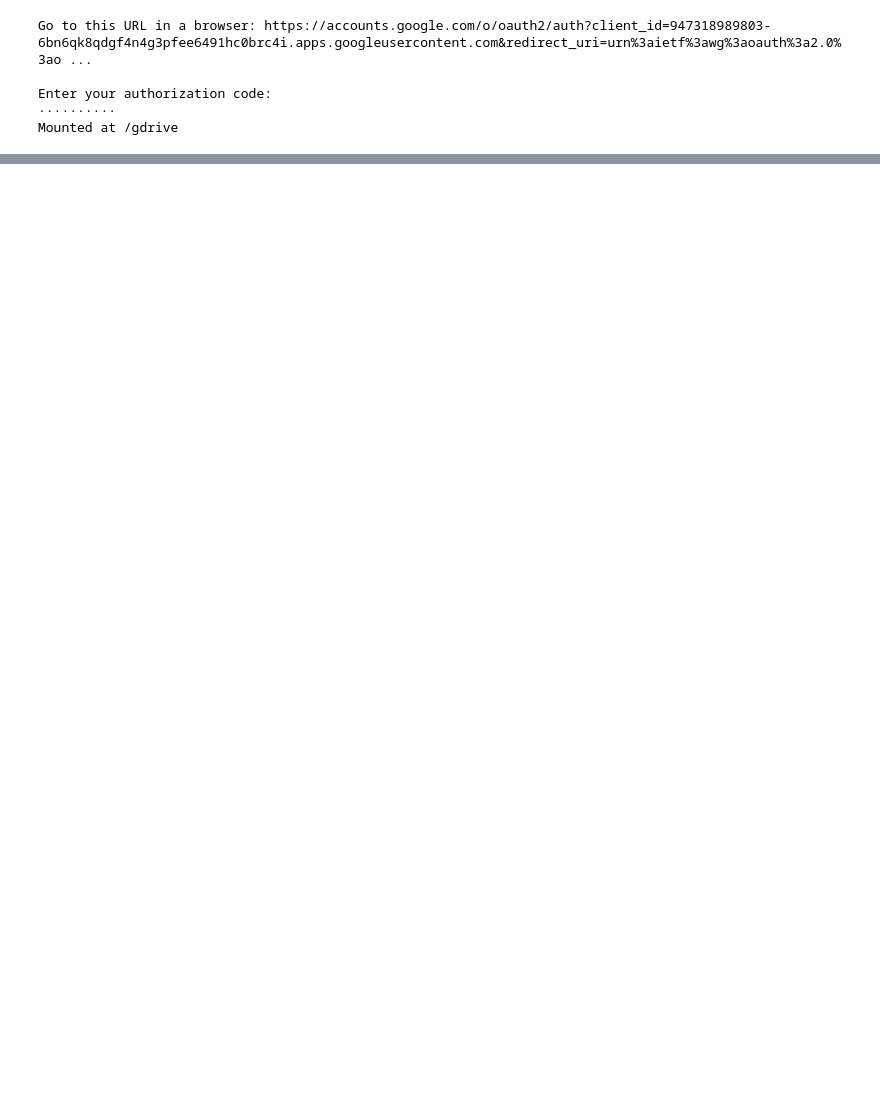
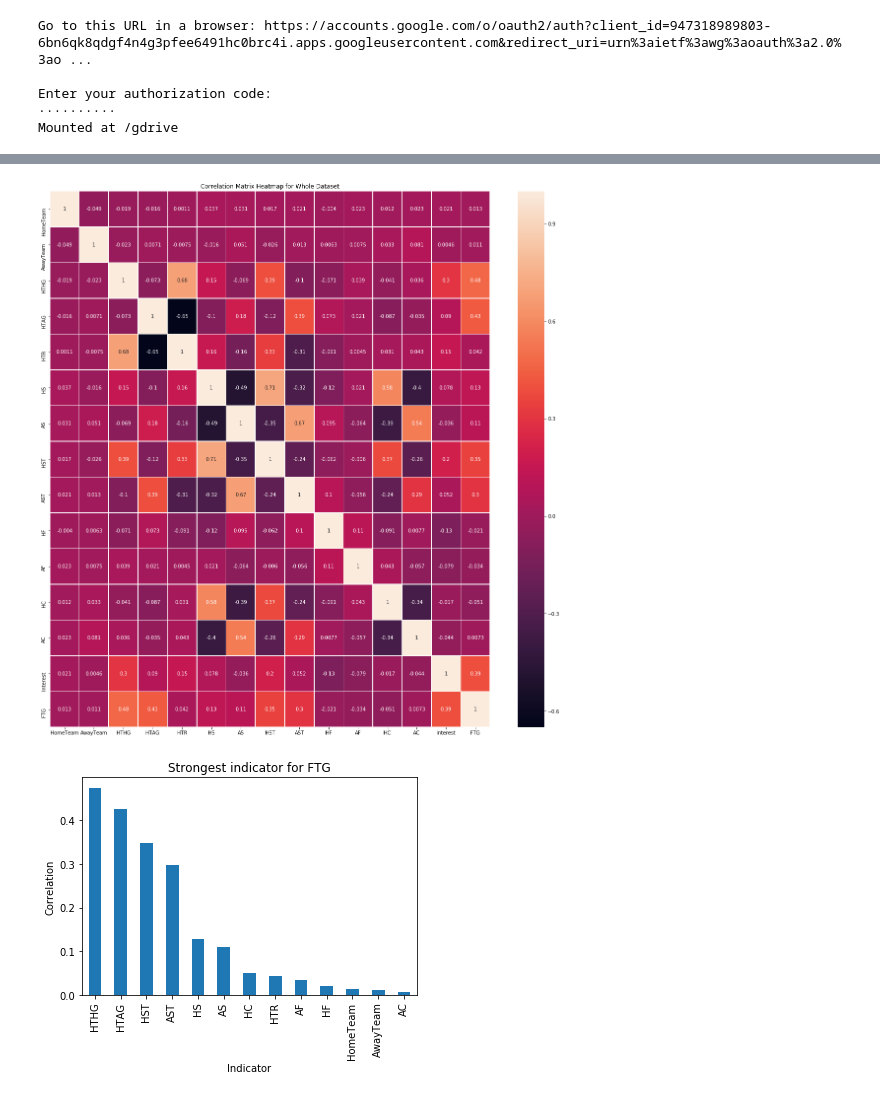
Before and after one commit to SonAlexLe/Data-Project, a Jupyter notebook: Data_Project.ipynb, the cells around one changed output, grey strips where cells are left out. Cells and saved outputs as stored; diff of their text form; code cells hidden in the pictures; blank space fills up the shorter version.

```diff
--- a/Data_Project.ipynb
+++ b/Data_Project.ipynb
@@ -271,0 +34,10 @@ weighted avg       0.47      0.52      0.46       342
+# %%
+df_train_full = pd.concat([df_train_x,df_train_y],axis=1,join='outer')
+df_train = df_train_full.drop(['Interest','FTG'],axis=1) # ,'HomeTeam','AwayTeam'
+df_test_full = pd.concat([df_test_x,df_test_y],axis=1,join='outer')
+df_test = df_test_full.drop(['Interest','FTG'],axis=1) # ,'HomeTeam','AwayTeam'
+df_full_full = pd.concat([df_train_full,df_test_full],axis=0,join='outer',ignore_index=True)
+# df_full_full.index=pd.Int64Index(range(1,1141))
+df_full = df_full_full.drop(['Interest','FTG'],axis=1) # SHOULD NOT BE CHANGED, FOR DATA EXPLORATION. DROP 'FTG' AND 'INTEREST' TO PLOT PCA
+true = df_test_y['Interest'] # TRUE LABELS
+df_full_full
@@ -271,0 +58,17 @@ weighted avg       0.47      0.52      0.46       342
+# %%
+corr_mat = df_full_full.corr()
+plt.figure(figsize=(20,20))
+ax = sns.heatmap(corr_mat,linewidth=0.5,annot=True)
+bottom, top = ax.get_ylim()
+ax.set_ylim(bottom + 0.5, top - 0.5) # fix heatmap broken by matplotlib, IMPORTANT
+plt.title('Correlation Matrix Heatmap for Whole Dataset')
+plt.show()
+#Using corr matrix to find out what is the strongest indicator for FTG.
+df_full_full.drop(['Interest'],axis=1).corr()['FTG'].abs().sort_values(ascending=False).drop('FTG').plot(kind='bar')
+plt.title('Strongest indicator for FTG')
+plt.xlabel('Indicator')
+plt.ylabel('Correlation')
+plt.show()
+# %% [output]
+[figure, added]
+[figure, added]
```
Also changed, not shown: parts of 41 cells of this notebook.
